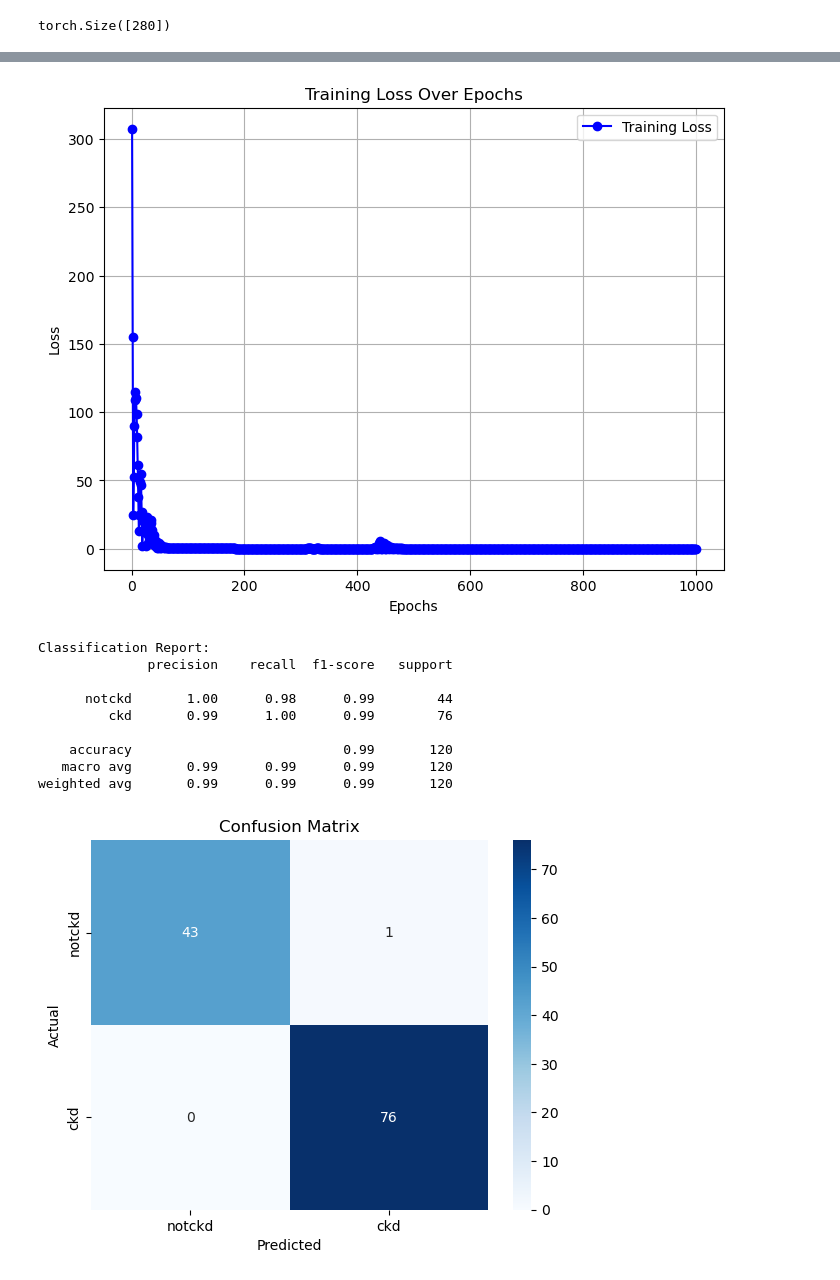
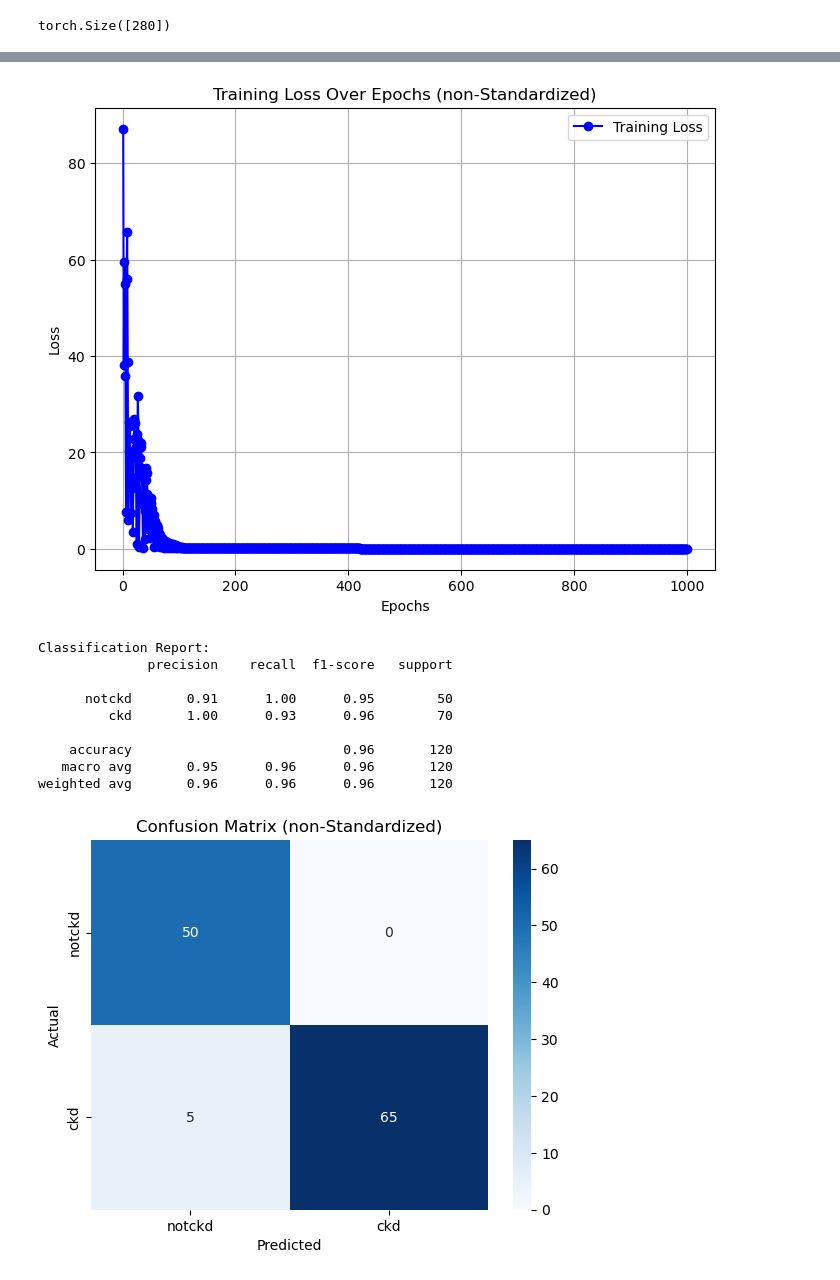
Before and after one commit to YasiruBasura/ANN, a Jupyter notebook: 204092P_KanakkahewaYB.ipynb, the cells around one changed output, grey strips where cells are left out. Saved outputs shown, nothing was run; the diff lists cells and outputs as text; code cells hidden in the pictures.

```diff
--- a/204092P_KanakkahewaYB.ipynb
+++ b/204092P_KanakkahewaYB.ipynb
@@ -172,6 +173,7 @@ df.head()
 | 4 | 51.0 | 80.0 | 1 | 2 | 0 | 1 | 1 | 0 | 0 | 106.000000 | ... | ... |
 5 rows × 25 columns
 # %%
+df["class"].fillna(1, inplace=True)
 print(df["class"].unique())
 # %% [output]
 [1. 0.]
@@ -256,12 +264,12 @@ plt.figure(figsize=(8, 6))
 plt.plot(range(1, num_epochs + 1), losses, label='Training Loss', color='blue', marker='o')
 plt.xlabel('Epochs')
 plt.ylabel('Loss')
-plt.title('Training Loss Over Epochs')
+plt.title('Training Loss Over Epochs (non-Standardized)')
 plt.grid(True)
 plt.legend()
 plt.show()
 # %% [output]
-[figure, old version]
+[figure, new version]
 # %%
 model.eval()
 with torch.no_grad():
@@ -274,18 +282,18 @@ print(classification_report(y_test, y_pred_classes.numpy(), target_names=["notck
 Classification Report:
               precision    recall  f1-score   support
 
-      notckd       1.00      0.98      0.99        44
-         ckd       0.99      1.00      0.99        76
+      notckd       0.91      1.00      0.95        50
+         ckd       1.00      0.93      0.96        70
 
-    accuracy                           0.99       120
-   macro avg       0.99      0.99      0.99       120
-weighted avg       0.99      0.99      0.99       120
+    accuracy                           0.96       120
+   macro avg       0.95      0.96      0.96       120
+weighted avg       0.96      0.96      0.96       120
 # %%
 conf_matrix = confusion_matrix(y_test, y_pred_classes.numpy())
 sns.heatmap(conf_matrix, annot=True, fmt='d', cmap='Blues', xticklabels=["notckd", "ckd"], yticklabels=["notckd", "ckd"])
 plt.xlabel("Predicted")
 plt.ylabel("Actual")
-plt.title("Confusion Matrix")
+plt.title("Confusion Matrix (non-Standardized)")
 plt.show()
 # %% [output]
-[figure, old version]
+[figure, new version]
```
Also changed, not shown: parts of 12 cells of this notebook.
